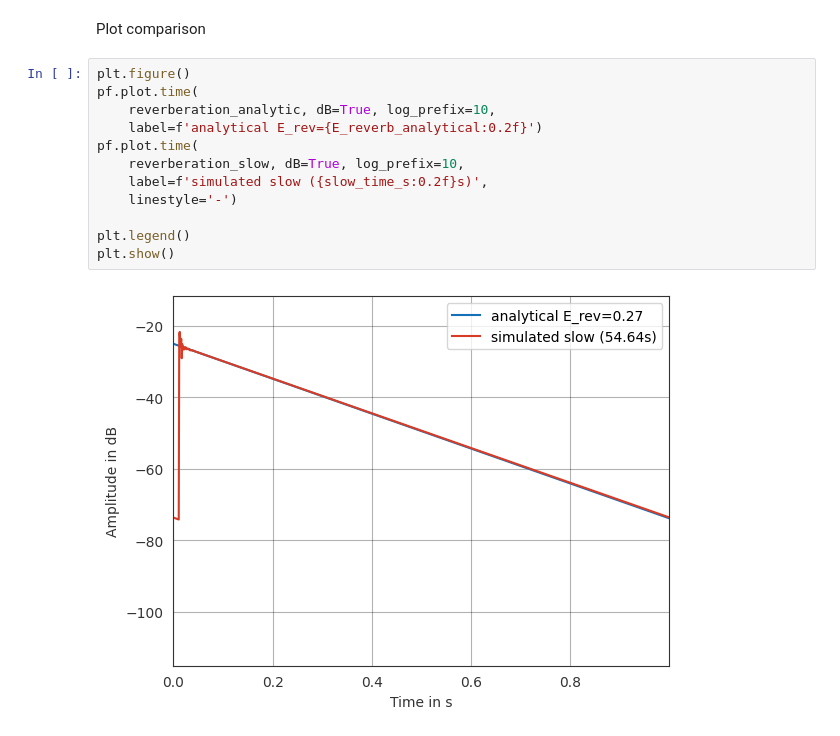
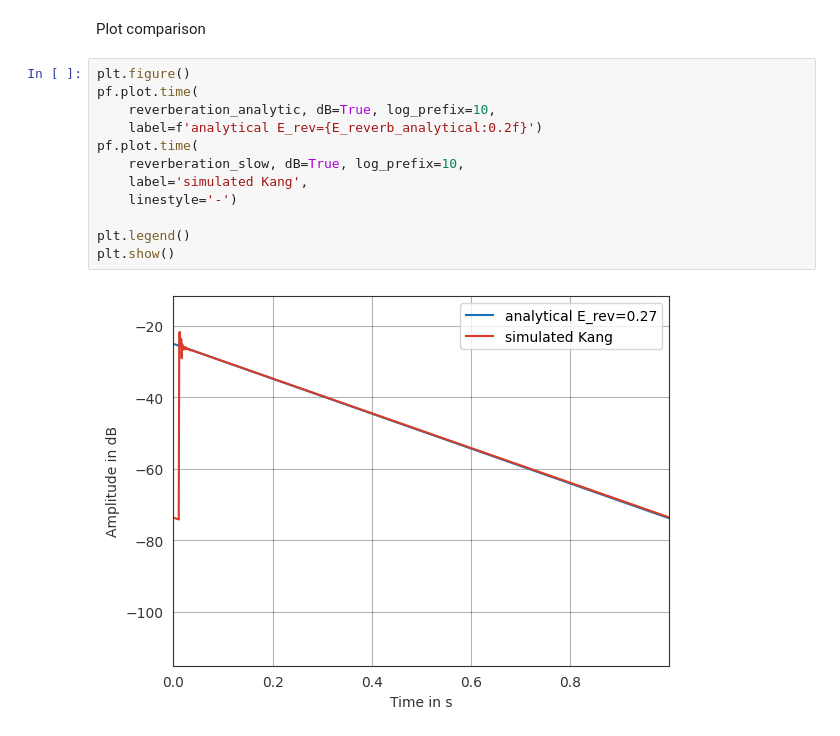
Before and after one commit to sparrow-acoustics/sparrowpy, a Jupyter notebook: examples/kang_radiosity.ipynb, the cells around one changed output. Drawn from its saved outputs; the diff is of its cells as text.

```diff
--- a/examples/kang_radiosity.ipynb
+++ b/examples/kang_radiosity.ipynb
@@ -81,17 +73,17 @@ Plot comparison
 # %%
 plt.figure()
 pf.plot.time(
     reverberation_analytic, dB=True, log_prefix=10,
     label=f'analytical E_rev={E_reverb_analytical:0.2f}')
 pf.plot.time(
     reverberation_slow, dB=True, log_prefix=10,
-    label=f'simulated slow ({slow_time_s:0.2f}s)',
+    label='simulated Kang',
     linestyle='-')
 
 plt.legend()
 plt.show()
 # %% [output]
-[figure, old version]
+[figure, new version]
 # %%
 %load_ext watermark
 %watermark -v -m -iv
```
Also changed, not shown: parts of 5 cells of this notebook, 1 other file.
